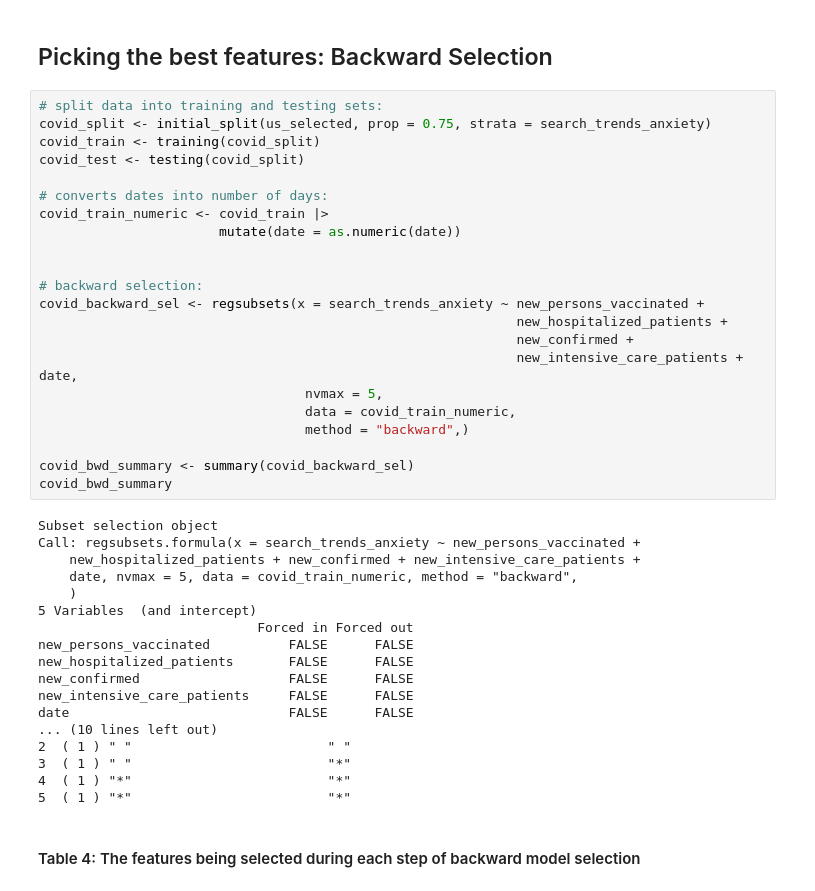
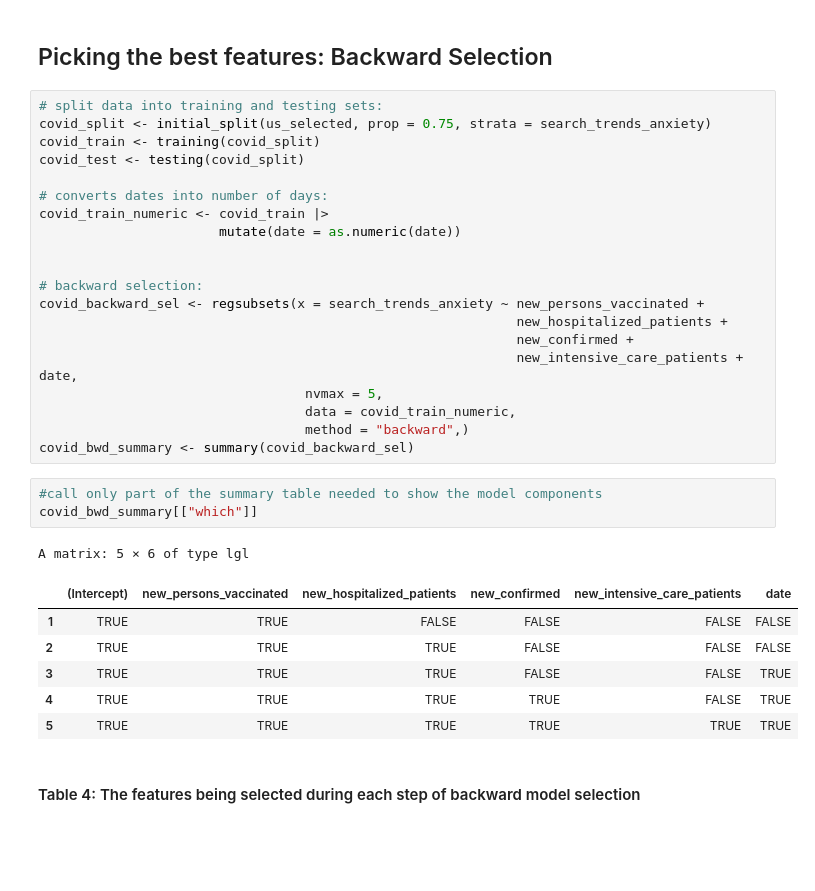
Before and after one commit to DSCI-310-2025/dsci-310-group-14, a Jupyter notebook: covid_analysis.ipynb, the cells around one changed output. Drawn from its saved outputs; the diff is of its cells as text; blank space fills up the shorter version.

Commit message:
fixed covid_bwd_summary table to render properly
fixed covid_bwd_summary table to render properly

```diff
--- a/covid_analysis.ipynb
+++ b/covid_analysis.ipynb
@@ -203,27 +203,18 @@ covid_backward_sel <- regsubsets(x = search_trends_anxiety ~ new_persons_vaccina
                                   nvmax = 5,
                                   data = covid_train_numeric,
                                   method = "backward",)
-
 covid_bwd_summary <- summary(covid_backward_sel)
-covid_bwd_summary
-# %% [output]
-Subset selection object
-Call: regsubsets.formula(x = search_trends_anxiety ~ new_persons_vaccinated +
-    new_hospitalized_patients + new_confirmed + new_intensive_care_patients +
-    date, nvmax = 5, data = covid_train_numeric, method = "backward",
-    )
-5 Variables  (and intercept)
-                            Forced in Forced out
-new_persons_vaccinated          FALSE      FALSE
-new_hospitalized_patients       FALSE      FALSE
-new_confirmed                   FALSE      FALSE
-new_intensive_care_patients     FALSE      FALSE
-date                            FALSE      FALSE
-... (10 lines left out)
-2  ( 1 ) " "                         " "
-3  ( 1 ) " "                         "*"
-4  ( 1 ) "*"                         "*"
-5  ( 1 ) "*"                         "*"
+# %%
+#call only part of the summary table needed to show the model components
+covid_bwd_summary[["which"]]
+# %% [output]
+A matrix: 5 × 6 of type lgl
+|  | (Intercept) | new_persons_vaccinated | new_hospitalized_patients | new_confirmed | new_intensive_care_patients | date |
+| 1 | TRUE | TRUE | FALSE | FALSE | FALSE | FALSE |
+| 2 | TRUE | TRUE | TRUE | FALSE | FALSE | FALSE |
+| 3 | TRUE | TRUE | TRUE | FALSE | FALSE | TRUE |
+| 4 | TRUE | TRUE | TRUE | TRUE | FALSE | TRUE |
+| 5 | TRUE | TRUE | TRUE | TRUE | TRUE | TRUE |
 # %% [markdown]
 <h4>Table 4: The features being selected during each step of backward model selection </h4>
 # %%
```
Also changed, not shown: parts of 1 cell of this notebook.
